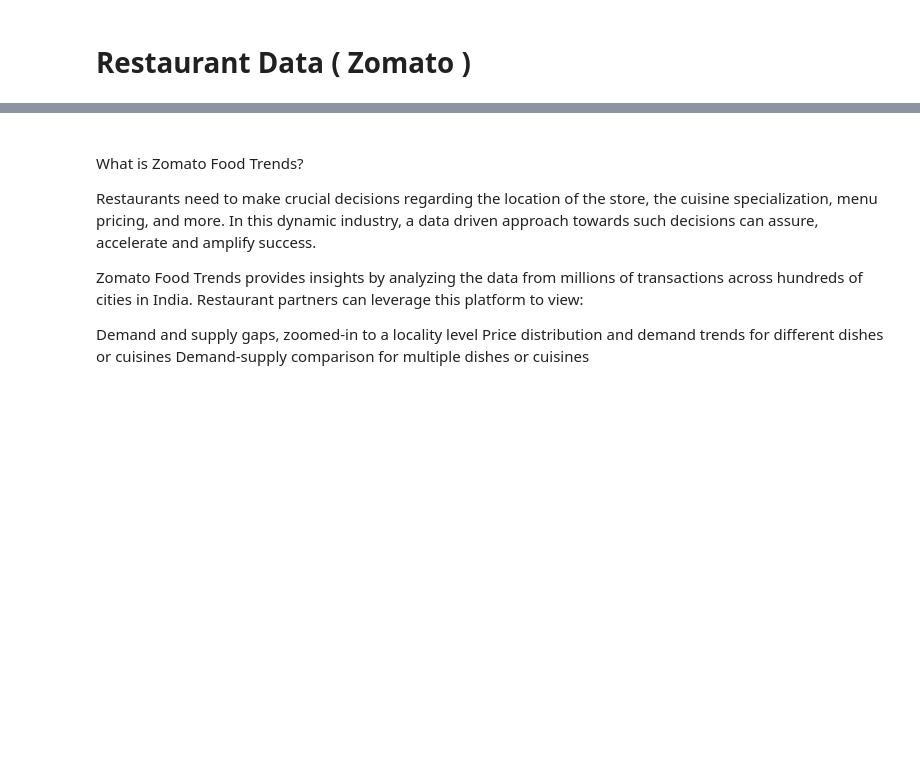
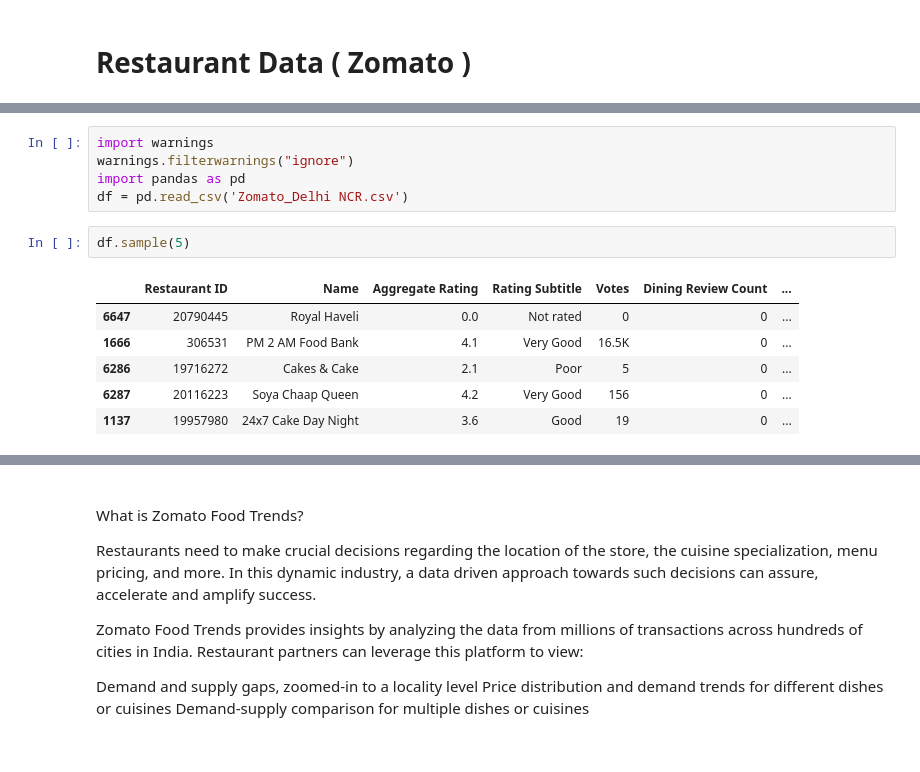
Before and after one commit to vatsalbharti/gt, a Jupyter notebook: Restaurant Data.ipynb, the cells around one changed output, grey strips where cells are left out. Cells and saved outputs as stored; diff of their text form; blank space fills up the shorter version.

```diff
--- a/Restaurant Data.ipynb
+++ b/Restaurant Data.ipynb
@@ -189,0 +3,14 @@ generate_bar_plot(bottom_5_localities_by_reviews, 'Bottom 5 Localities by Total
+# %%
+import warnings
+warnings.filterwarnings("ignore")
+import pandas as pd
+df = pd.read_csv('Zomato_Delhi NCR.csv')
+# %%
+df.sample(5)
+# %% [output]
+|  | Restaurant ID | Name | Aggregate Rating | Rating Subtitle | Votes | Dining Review Count | ... |
+| 6647 | 20790445 | Royal Haveli | 0.0 | Not rated | 0 | 0 | ... |
+| 1666 | 306531 | PM 2 AM Food Bank | 4.1 | Very Good | 16.5K | 0 | ... |
+| 6286 | 19716272 | Cakes & Cake | 2.1 | Poor | 5 | 0 | ... |
+| 6287 | 20116223 | Soya Chaap Queen | 4.2 | Very Good | 156 | 0 | ... |
+| 1137 | 19957980 | 24x7 Cake Day Night | 3.6 | Good | 19 | 0 | ... |
```
Also changed, not shown: parts of 12 cells of this notebook, 23 other files.
